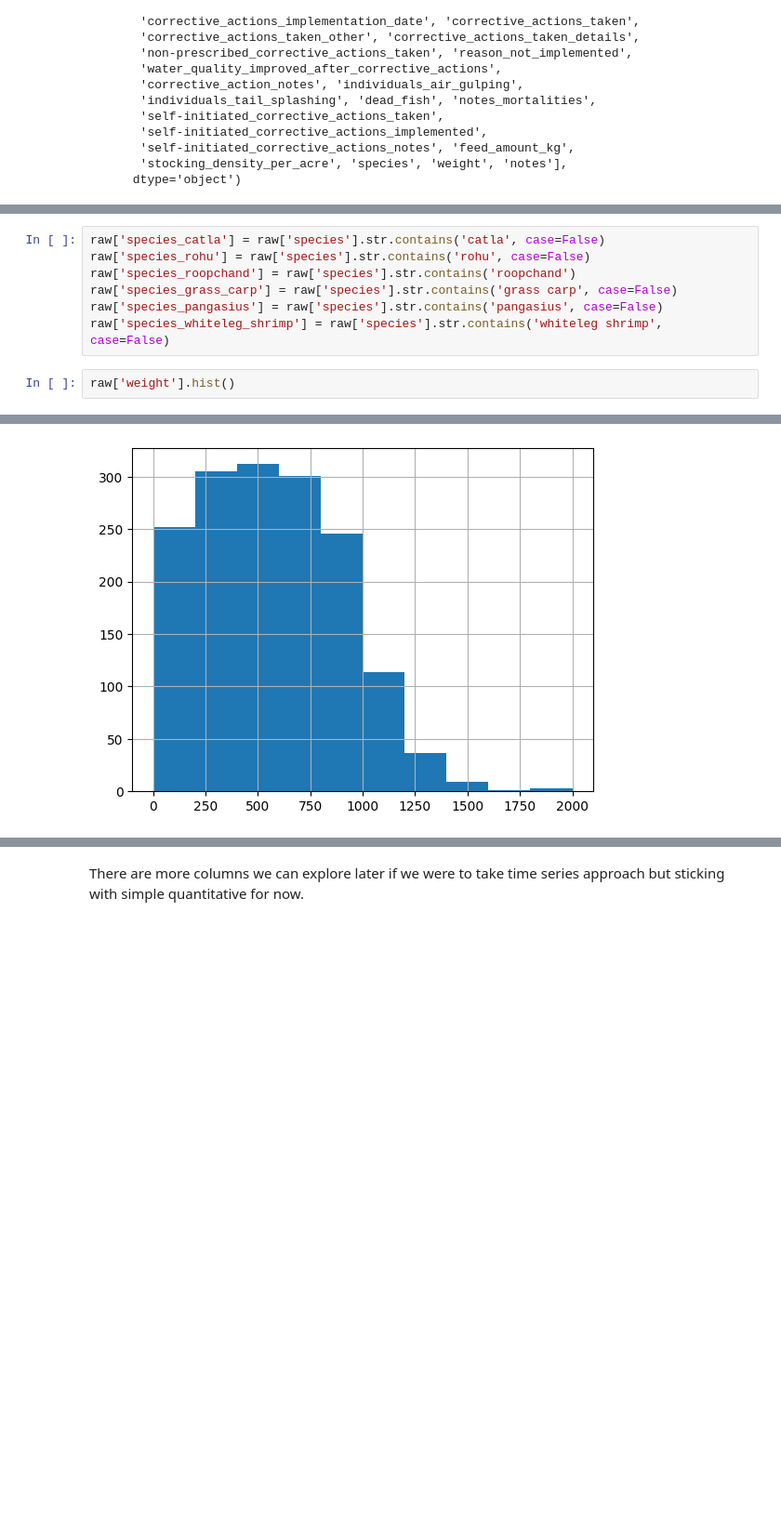
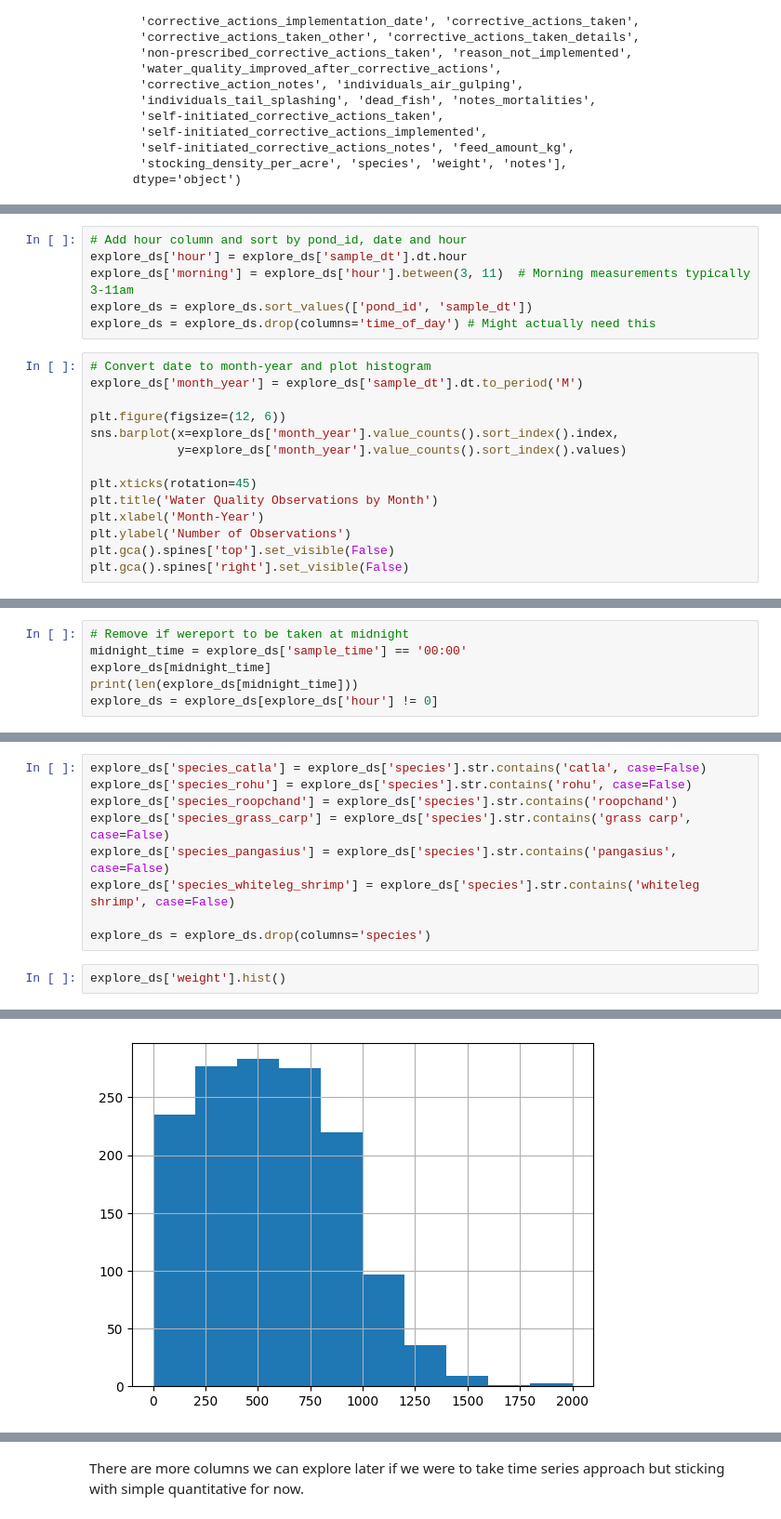
Before and after one commit to fish-welfare-initiative/fwi-predict, a Jupyter notebook: notebooks/23 clean_jun_2021_dec_2024_data.ipynb, the cells around one changed output, grey strips where cells are left out. Shown at 93% size. Saved outputs shown, nothing was run; the diff lists cells and outputs as text; blank space fills up the shorter version.

```diff
--- a/notebooks/23 clean_jun_2021_dec_2024_data.ipynb
+++ b/notebooks/23 clean_jun_2021_dec_2024_data.ipynb
@@ -53,0 +77,20 @@ Index(['sample_idx', 'date', 'sample_time', 'pond_id', 'farmer', 'time_of_day',
+# %%
+# Add hour column and sort by pond_id, date and hour
+explore_ds['hour'] = explore_ds['sample_dt'].dt.hour
+explore_ds['morning'] = explore_ds['hour'].between(3, 11)  # Morning measurements typically 3-11am
+explore_ds = explore_ds.sort_values(['pond_id', 'sample_dt'])
+explore_ds = explore_ds.drop(columns='time_of_day') # Might actually need this
+# %%
+# Convert date to month-year and plot histogram
+explore_ds['month_year'] = explore_ds['sample_dt'].dt.to_period('M')
+
+plt.figure(figsize=(12, 6))
+sns.barplot(x=explore_ds['month_year'].value_counts().sort_index().index,
+            y=explore_ds['month_year'].value_counts().sort_index().values)
+
+plt.xticks(rotation=45)
+plt.title('Water Quality Observations by Month')
+plt.xlabel('Month-Year')
+plt.ylabel('Number of Observations')
+plt.gca().spines['top'].set_visible(False)
+plt.gca().spines['right'].set_visible(False)
@@ -53,0 +110,6 @@ Index(['sample_idx', 'date', 'sample_time', 'pond_id', 'farmer', 'time_of_day',
+# %%
+# Remove if wereport to be taken at midnight
+midnight_time = explore_ds['sample_time'] == '00:00'
+explore_ds[midnight_time]
+print(len(explore_ds[midnight_time]))
+explore_ds = explore_ds[explore_ds['hour'] != 0]
@@ -73,13 +157,15 @@ Catla, Grass carp                        1
 Name: count, dtype: int64
 # %%
-raw['species_catla'] = raw['species'].str.contains('catla', case=False)
-raw['species_rohu'] = raw['species'].str.contains('rohu', case=False)
-raw['species_roopchand'] = raw['species'].str.contains('roopchand')
-raw['species_grass_carp'] = raw['species'].str.contains('grass carp', case=False)
-raw['species_pangasius'] = raw['species'].str.contains('pangasius', case=False)
-raw['species_whiteleg_shrimp'] = raw['species'].str.contains('whiteleg shrimp', case=False)
+explore_ds['species_catla'] = explore_ds['species'].str.contains('catla', case=False)
+explore_ds['species_rohu'] = explore_ds['species'].str.contains('rohu', case=False)
+explore_ds['species_roopchand'] = explore_ds['species'].str.contains('roopchand')
+explore_ds['species_grass_carp'] = explore_ds['species'].str.contains('grass carp', case=False)
+explore_ds['species_pangasius'] = explore_ds['species'].str.contains('pangasius', case=False)
+explore_ds['species_whiteleg_shrimp'] = explore_ds['species'].str.contains('whiteleg shrimp', case=False)
+
+explore_ds = explore_ds.drop(columns='species')
 # %%
-raw['weight'].hist()
+explore_ds['weight'].hist()
 # %% [output]
 <Axes: >
-[figure, old version]
+[figure, new version]
```
Also changed, not shown: parts of 63 cells of this notebook, 11 other files.
